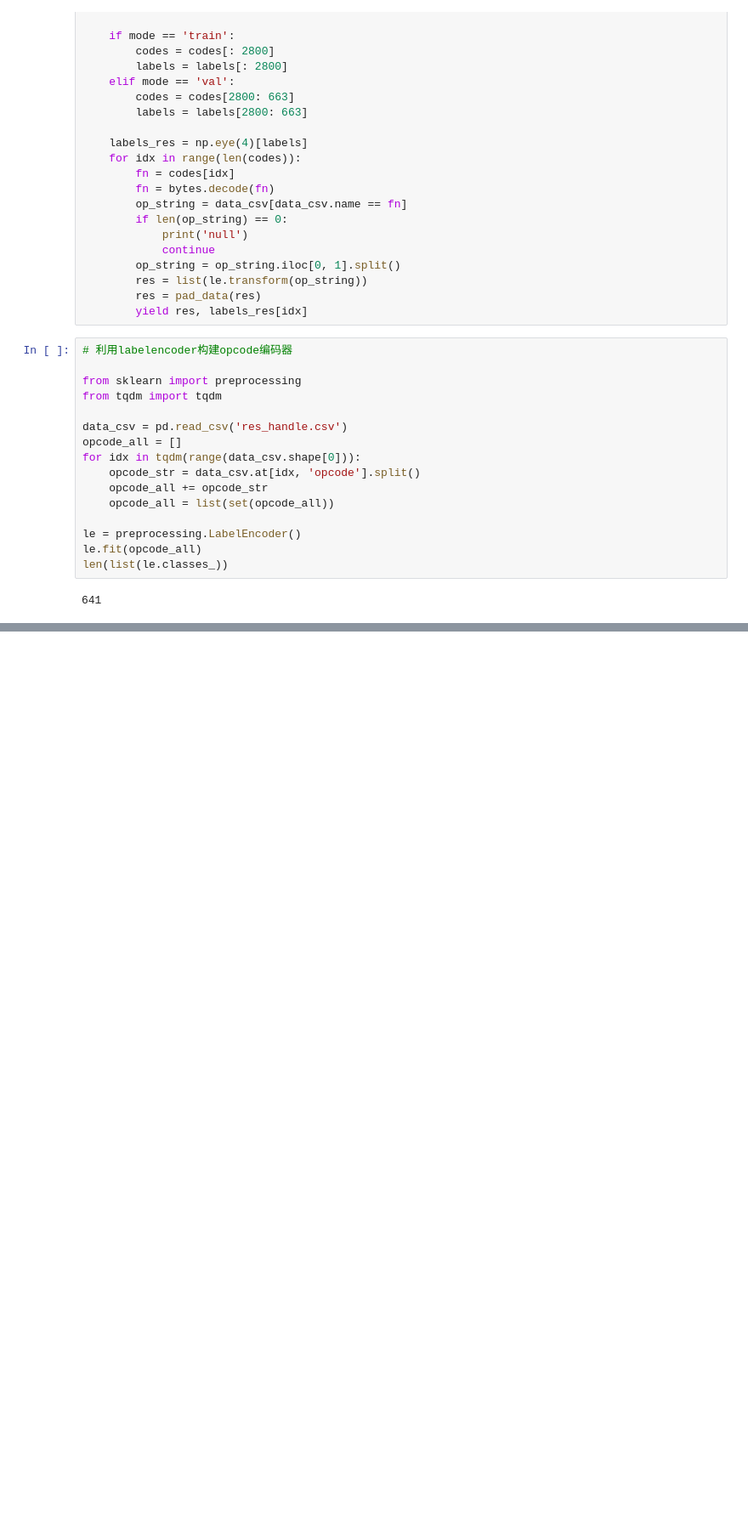
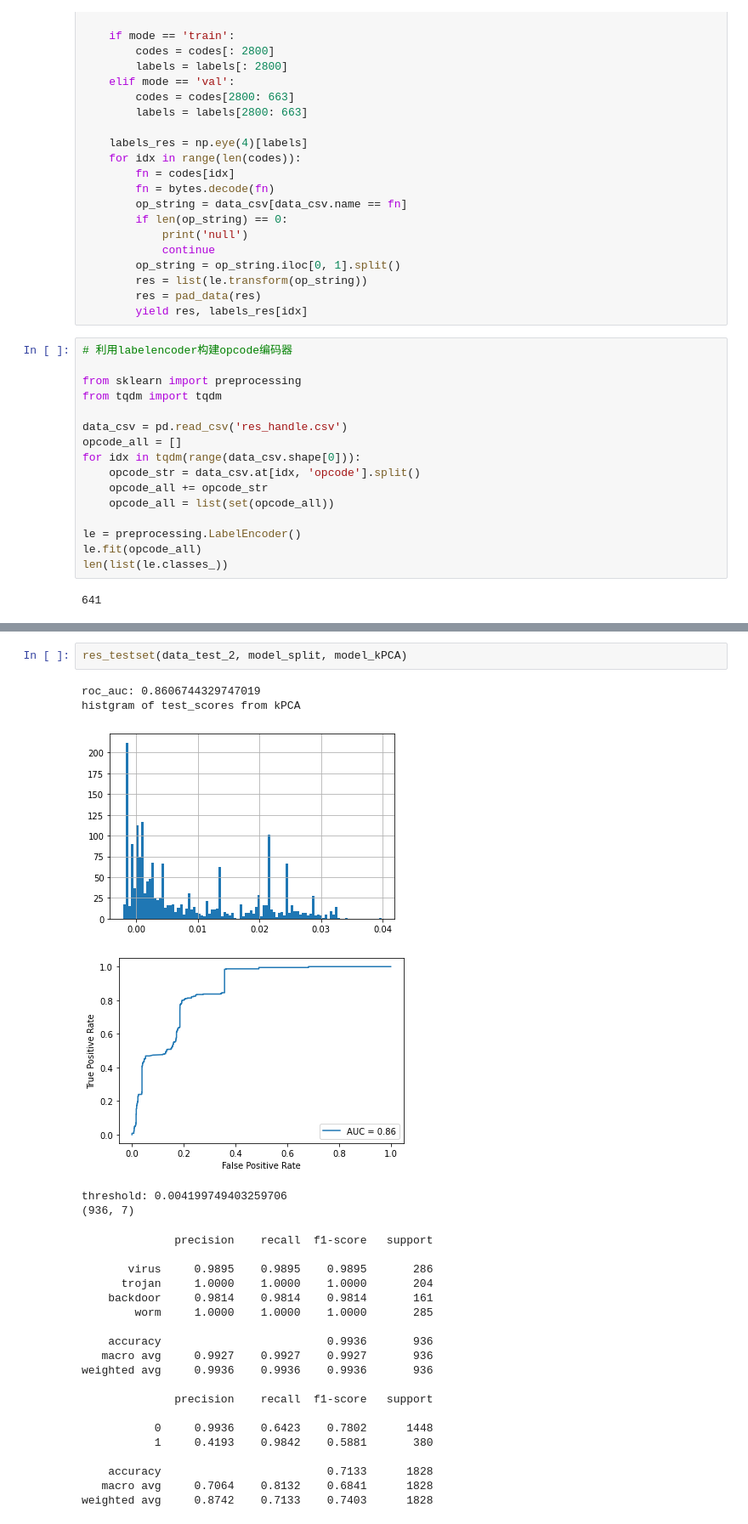
Before and after one commit to yuanchongbit/timeEvolved, a Jupyter notebook: TextCNN/textcnn_kpca.ipynb, the cells around one changed output, grey strips where cells are left out. Shown at 85% size. Cells and saved outputs as stored; diff of their text form; blank space fills up the shorter version.

```diff
--- a/TextCNN/textcnn_kpca.ipynb
+++ b/TextCNN/textcnn_kpca.ipynb
@@ -179,0 +237,28 @@ plt.savefig('./figures/kpca_auc.png')
+# %%
+res_testset(data_test_2, model_split, model_kPCA)
+# %% [output]
+roc_auc: 0.8606744329747019
+histgram of test_scores from kPCA
+[figure, added]
+[figure, added]
+threshold: 0.004199749403259706
+(936, 7)
+              precision    recall  f1-score   support
+
+       virus     0.9895    0.9895    0.9895       286
+      trojan     1.0000    1.0000    1.0000       204
+    backdoor     0.9814    0.9814    0.9814       161
+        worm     1.0000    1.0000    1.0000       285
+
+    accuracy                         0.9936       936
+   macro avg     0.9927    0.9927    0.9927       936
+weighted avg     0.9936    0.9936    0.9936       936
+
+              precision    recall  f1-score   support
+
+           0     0.9936    0.6423    0.7802      1448
+           1     0.4193    0.9842    0.5881       380
+
+    accuracy                         0.7133      1828
+   macro avg     0.7064    0.8132    0.6841      1828
+weighted avg     0.8742    0.7133    0.7403      1828
```
Also changed, not shown: parts of 8 cells of this notebook.
